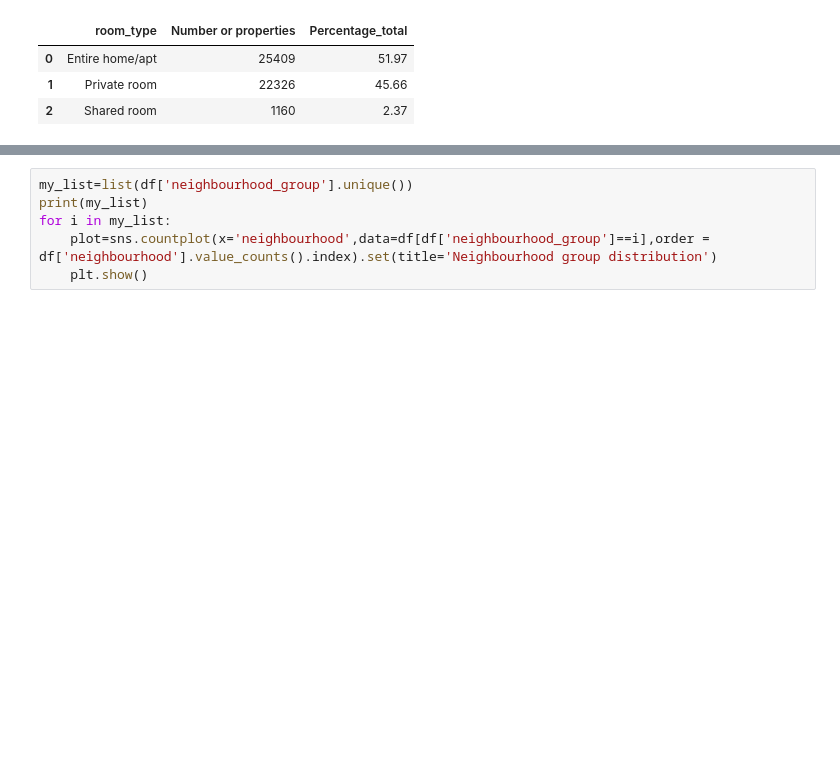
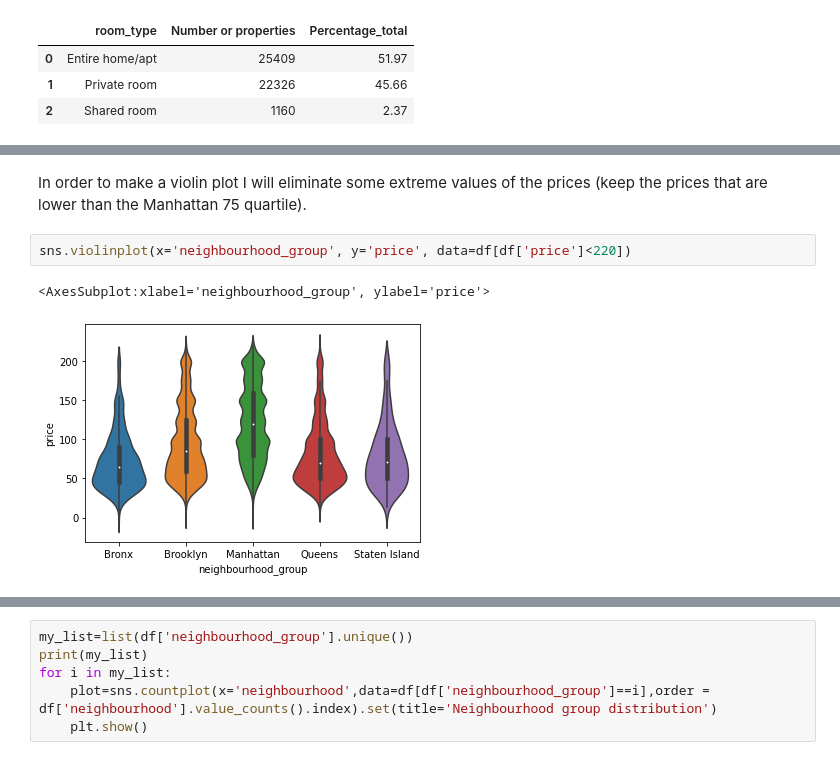
Before and after one commit to camidelgado/machine-learning-python-template, a Jupyter notebook: src/explore.ipynb, the cells around one changed output, grey strips where cells are left out. Saved outputs shown, nothing was run; the diff lists cells and outputs as text; blank space fills up the shorter version.

```diff
--- a/src/explore.ipynb
+++ b/src/explore.ipynb
@@ -243,0 +257,7 @@ Regarding the type of room, 52% are the entire home/apt, then is private room wi
+# %% [markdown]
+In order to make a violin plot I will eliminate some extreme values of the prices (keep the prices that are lower than the Manhattan 75 quartile).
+# %%
+sns.violinplot(x='neighbourhood_group', y='price', data=df[df['price']<220])
+# %% [output]
+<AxesSubplot:xlabel='neighbourhood_group', ylabel='price'>
+[figure, added]
```
Also changed, not shown: parts of 18 cells of this notebook, 1 other file.
